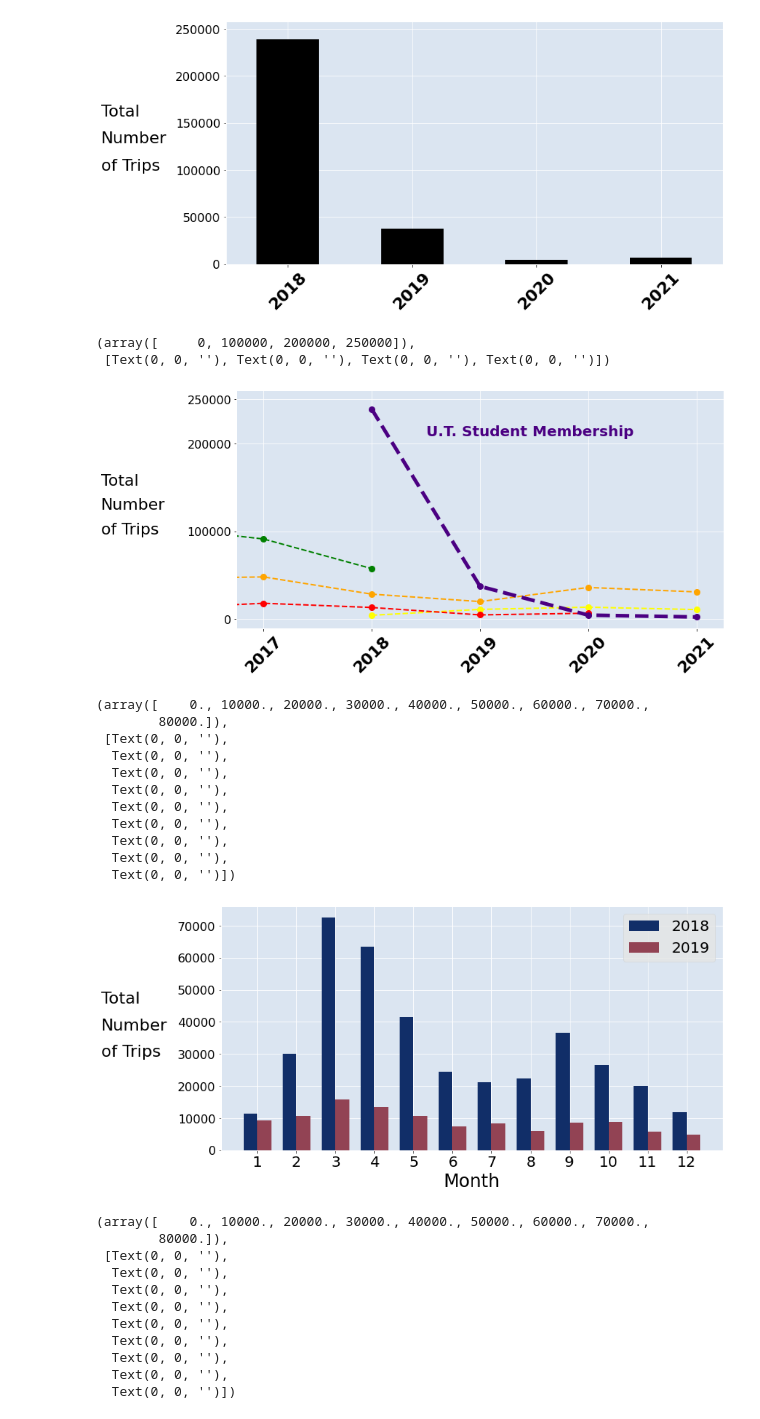
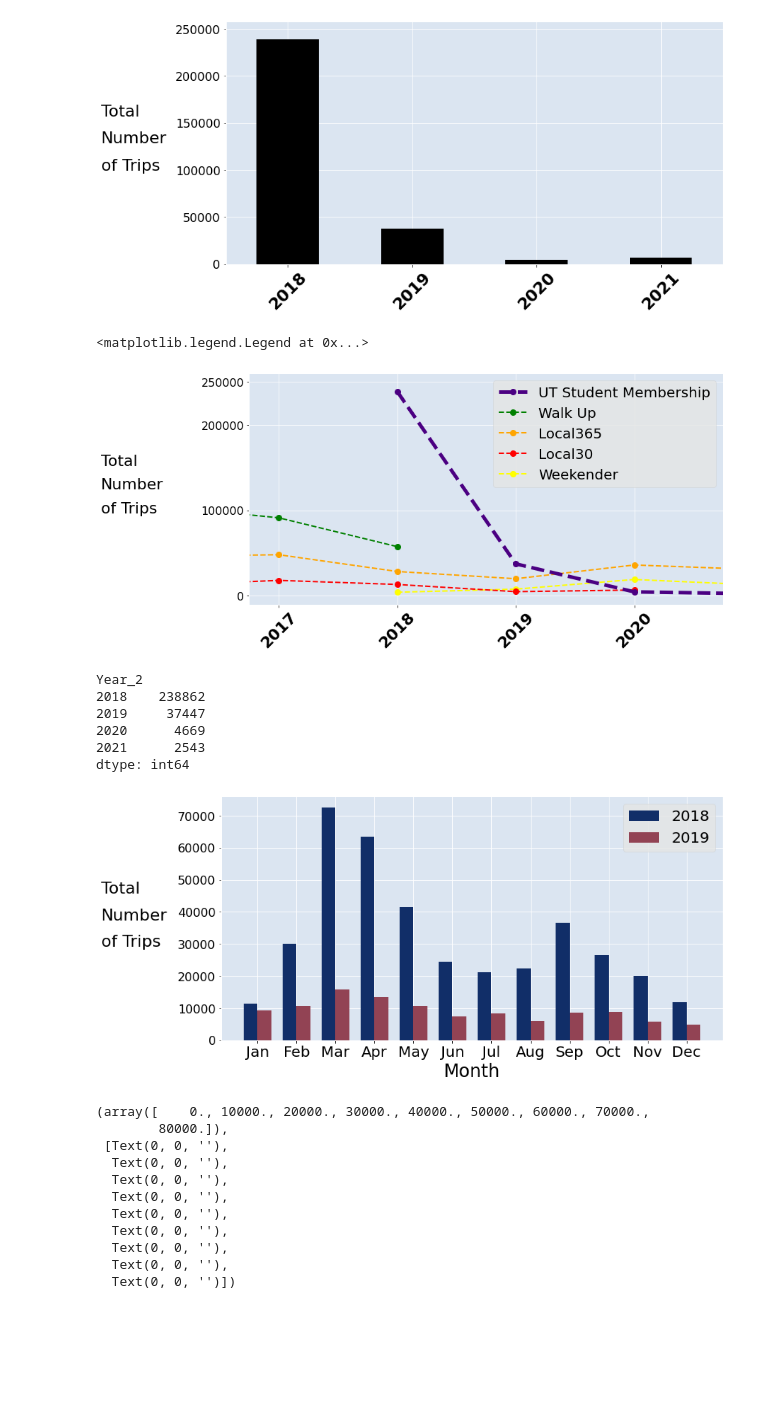
Before and after one commit to flyingcape/MetroBike, a Jupyter notebook: Final_Visualizations_forWriteUp.ipynb, the cells around one changed output. Cells and saved outputs as stored; diff of their text form; code cells hidden in the pictures; blank space fills up the shorter version.

```diff
--- a/Final_Visualizations_forWriteUp.ipynb
+++ b/Final_Visualizations_forWriteUp.ipynb
@@ -294,55 +314,72 @@ fig.patch.set_alpha(1)
 fig = plt.figure(figsize = (12,6))
 
 plt.plot([2018, 2019, 2020, 2021],
-         trips.loc[trips['Membership Type'] == '24 Hour Walk Up Pass'].groupby('Year_2').size(),
-        color='yellow', marker='o', linestyle='dashed',linewidth=2, markersize=8)
+         trips.loc[trips['Membership Type'] == 'Weekender'].groupby('Year_2').size(),
+        color='yellow', marker='o', linestyle='dashed',linewidth=2, markersize=8,
+         label = 'Weekender')
 plt.plot([2014, 2015, 2016, 2017, 2018, 2019, 2020],
          trips.loc[trips['Membership Type'] == 'Local30'].groupby('Year_2').size(),
-        color='red', marker='o', linestyle='dashed',linewidth=2, markersize=8)
+        color='red', marker='o', linestyle='dashed',linewidth=2, markersize=8,
+         label = 'Local30')
 plt.plot([2014, 2015, 2016, 2017, 2018, 2019, 2020, 2021],
          trips.loc[trips['Membership Type'] == 'Local365'].groupby('Year_2').size(),
-        color='orange', marker='o', linestyle='dashed',linewidth=2, markersize=8)
+        color='orange', marker='o', linestyle='dashed',linewidth=2, markersize=8,
+         label = 'Local365')
 plt.plot([2014, 2015, 2016, 2017, 2018],
          trips.loc[trips['Membership Type'] == 'Walk Up'].groupby('Year_2').size(),
-        color='green', marker='o', linestyle='dashed',linewidth=2, markersize=8)
+        color='green', marker='o', linestyle='dashed',linewidth=2, markersize=8,
+         label = 'Walk Up')
 plt.plot([2018, 2019, 2020, 2021],
          trips.loc[trips['Membership Type'] == 'U.T. Student Membership'].groupby('Year_2').size(),
-        color='#4B0082', marker='o', linestyle='dashed',linewidth=5, markersize=8)
+        color='#4B0082', marker='o', linestyle='dashed',linewidth=5, markersize=8,
+         label = 'UT Student Membership')
 
-plt.text(2018.5,209000,"U.T. Student Membership",color='#4B0082',weight = 'bold')
+plt.legend()
+
+#plt.text(2018.5,209000,"U.T. Student Membership",color='#4B0082',weight = 'bold')
 
 ax = plt.axes()
 ax.set_facecolor('#dbe5f1')
 ax.tick_params(axis='y', colors='black')
 ax.tick_params(axis='x', colors='black',rotation=45)
 
 # plt.xlabel('Year')
 plt.ylabel('                ',fontsize=22,color='black',rotation=0)
 plt.text(2015.5,152777.7775,'Total',ha = 'left',
          fontsize=22,color='black',
          rotation=0)
 plt.text(2015.5,125000,'Number',ha = 'left',
          fontsize=22,color='black',
          rotation=0)
 plt.text(2015.5,97222.2225,'of Trips',ha = 'left',
          fontsize=22,color='black',
          rotation=0)
 
 plt.xlim(2016.75,2021.25)
 plt.yticks([0,100000,200000,250000])
 plt.ylim(-10000,260000)
 plt.xticks([2017, 2018, 2019, 2020, 2021])
 plt.xticks(fontsize=22, weight = 'bold')
 plt.yticks(fontsize=16, color='Black')
 
 #fig.patch.set_facecolor('#dbebdf')
 #fig.patch.set_alpha(0.7)
 
-#plt.xlim(2016.5,2020.5)
+plt.xlim(2016.75,2020.75)
+handles, labels = ax.get_legend_handles_labels()
+ax.legend(handles[::-1], labels[::-1])
 # %% [output]
-(array([     0, 100000, 200000, 250000]),
- [Text(0, 0, ''), Text(0, 0, ''), Text(0, 0, ''), Text(0, 0, '')])
+<matplotlib.legend.Legend at 0x...>
-[figure, old version]
+[figure, new version]
+# %%
+trips.loc[trips['Membership Type'] == 'U.T. Student Membership'].groupby('Year_2').size()
+# %% [output]
+Year_2
+2018    238862
+2019     37447
+2020      4669
+2021      2543
+dtype: int64
 # %%
 fig = plt.figure(figsize = (12,6))
 ax = plt.axes()
@@ -387,19 +424,14 @@ plt.xlabel('Month', color='Black')
 
 plt.xticks(color='Black')
 plt.yticks(color='Black',fontsize=16)
+
+months = ['Jan', 'Feb', 'Mar', 'Apr', 'May', 'Jun', 'Jul', 'Aug', 'Sep', 'Oct', 'Nov', 'Dec']
+xvalues = [1, 2, 3, 4, 5, 6, 7, 8, 9, 10, 11, 12]
+ax.set_xticks(xvalues)
+ax.set_xticklabels(months)
+ax.tick_params(axis='x', colors='black',rotation=0)
 # %% [output]
-(array([    0., 10000., 20000., 30000., 40000., 50000., 60000., 70000.,
-        80000.]),
- [Text(0, 0, ''),
-  Text(0, 0, ''),
-  Text(0, 0, ''),
-  Text(0, 0, ''),
-  Text(0, 0, ''),
-  Text(0, 0, ''),
-  Text(0, 0, ''),
-  Text(0, 0, ''),
-  Text(0, 0, '')])
-[figure, old version]
+[figure, new version]
 # %%
 fig = plt.figure(figsize = (12,6))
 ax = plt.axes()
```
Also changed, not shown: parts of 10 cells of this notebook, 4 other files.
